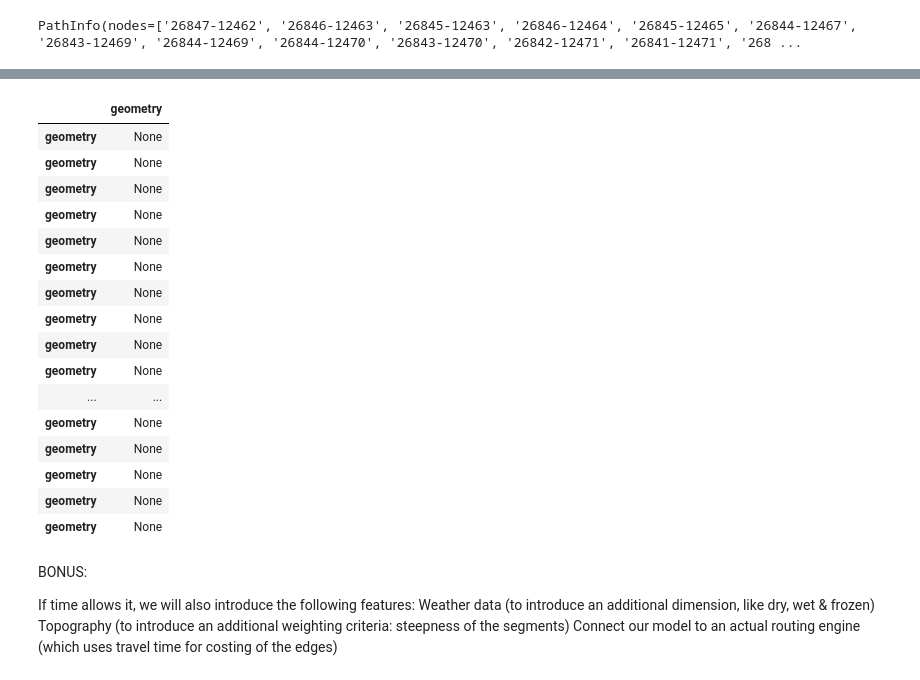
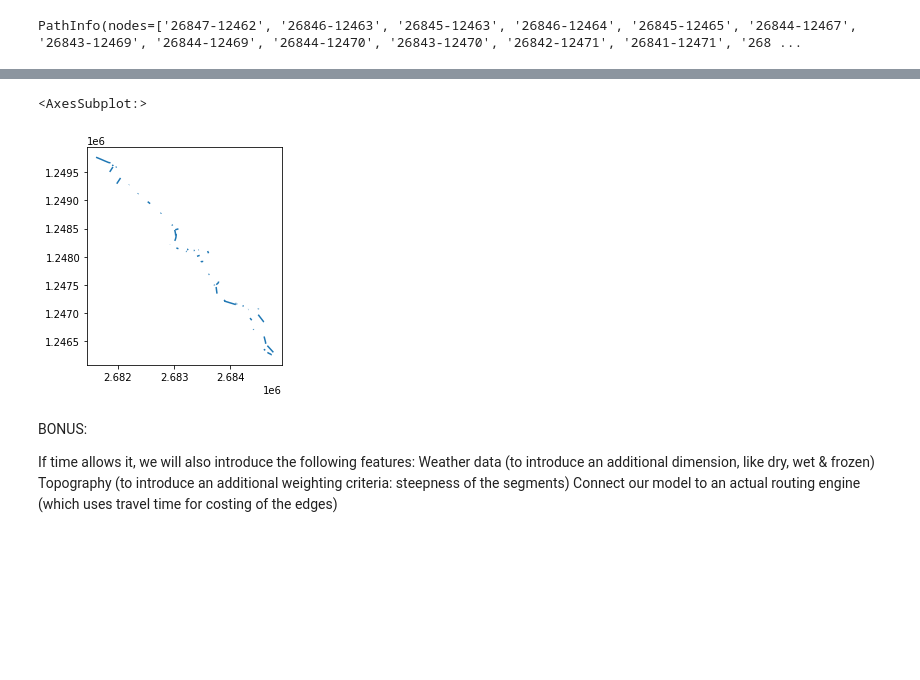
Before and after one commit to thereallinusrg/Velo-Zueri-Unfaelle, a Jupyter notebook: linus-notebook.ipynb, the cells around one changed output, grey strips where cells are left out. Saved outputs shown, nothing was run; the diff lists cells and outputs as text; code cells hidden in the pictures; blank space fills up the shorter version.

```diff
--- a/linus-notebook.ipynb
+++ b/linus-notebook.ipynb
@@ -507,10 +488,14 @@ route = find_path(GrafVoZueri, start, dest)
 print(route)
 
 ############## 'Last' == node + 1!
+prev_node = VeloWege.loc[VeloWege['last'] == start, 'first']
+prev_node = prev_node[:1].item()
 
 geo_list = []
 for node in route.nodes:
-    geom = VeloWege.loc[VeloWege['first'] == node, 'geometry']
+    #geom = VeloWege.loc[[VeloWege['first'] == prev_node, VeloWege['last'] == node], 'geometry']
+    geom = VeloWege.loc[VeloWege['first'] == node, 'geometry'][:1].item()
     geo_list.append(geom)
+    prev_node = node
 # %% [output]
 PathInfo(nodes=['26847-12462', '26846-12463', '26845-12463', '26846-12464', '26845-12465', '26844-12467', '26843-12469', '26844-12469', '26844-12470', '26843-12470', '26842-12471', '26841-12471', '268 ...
@@ -528,20 +502,7 @@ Name: geometry, dtype: geometry
 # %%
-gpd.GeoDataFrame(geo_list, columns =['geometry'])
+route = gpd.GeoDataFrame(geo_list, columns =['geometry'], crs="epsg:2056")
-# %% [output]
-|  | geometry |
-| geometry | None |
-| geometry | None |
-| geometry | None |
-| geometry | None |
-| geometry | None |
-| geometry | None |
-| geometry | None |
-| geometry | None |
-| geometry | None |
-| geometry | None |
-| ... | ... |
-| geometry | None |
-| geometry | None |
-| geometry | None |
-| geometry | None |
-| geometry | None |
+# %%
+route.plot()
+# %% [output]
+<AxesSubplot:>
+[figure, added]
```
Also changed, not shown: parts of 4 cells of this notebook.
